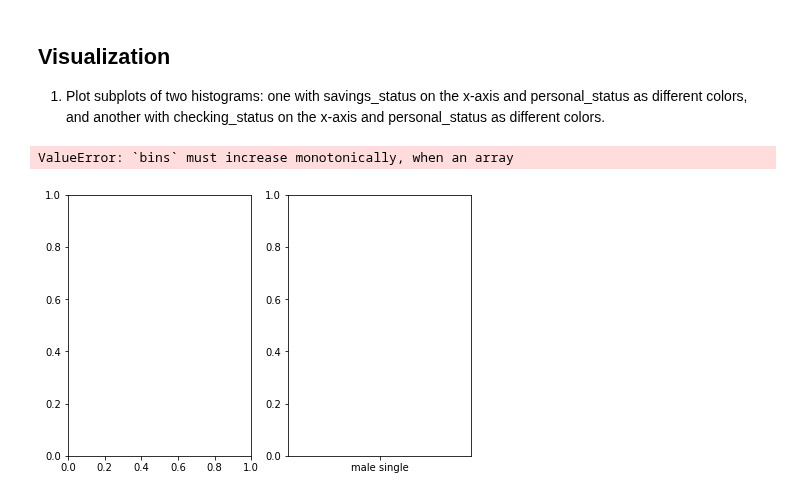
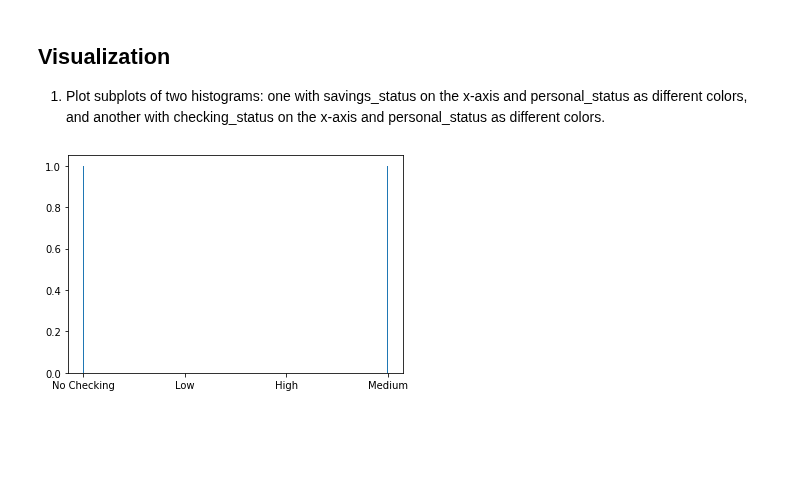
Before and after one commit to benwang2/obsidian-f22, a Jupyter notebook: Rutgers/2022 Fall/210/Assignments/Homework 3/src/german_credit.ipynb, the cells around one changed output. Saved outputs shown, nothing was run; the diff lists cells and outputs as text; code cells hidden in the pictures; blank space fills up the shorter version.

```diff
--- a/Rutgers/2022 Fall/210/Assignments/Homework 3/src/german_credit.ipynb
+++ b/Rutgers/2022 Fall/210/Assignments/Homework 3/src/german_credit.ipynb
@@ -233,16 +233,15 @@ Most common savings status: Low
 # %%
 from matplotlib import pyplot as plt
 
-fig, axs = plt.subplots(1,  2, constrained_layout=True)
+# fig, axs = plt.subplots(1,  2, constrained_layout=True)
 
 # ax = axs.flat[0]
 # ax.set_title("Savings Status vs Personal Status")
 plt.hist(
+    gcred["savings_status"].unique(),
     gcred["personal_status"],
-    gcred["savings_status"].unique(),
 )
 
 plt.show()
 # %% [output]
-ValueError: `bins` must increase monotonically, when an array
-[figure, old version]
+[figure, new version]
```
